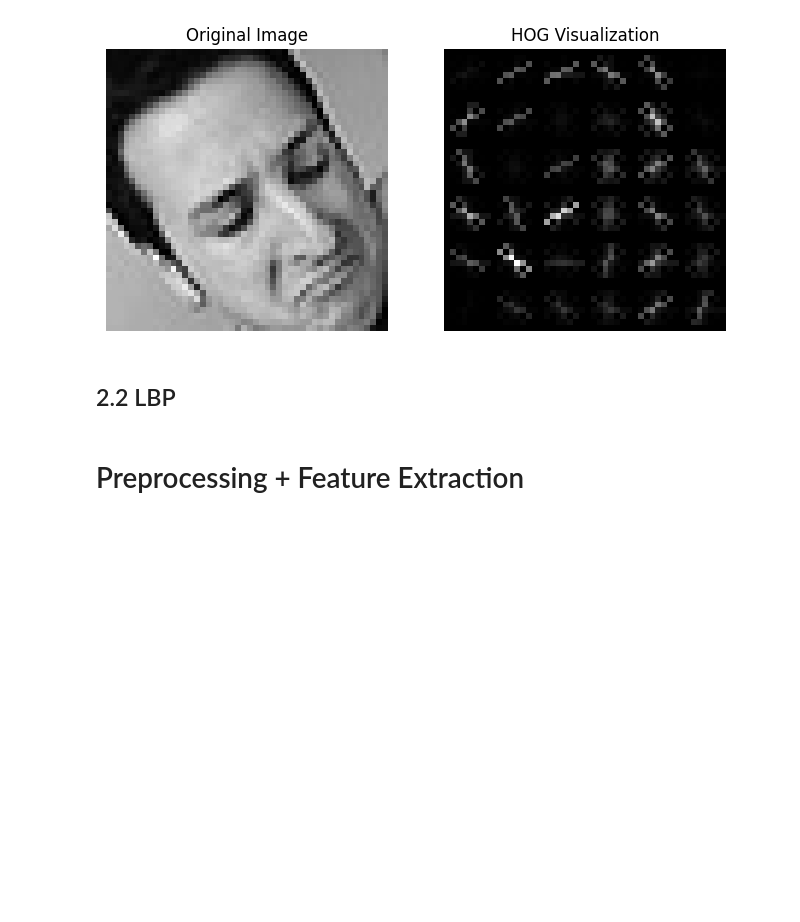
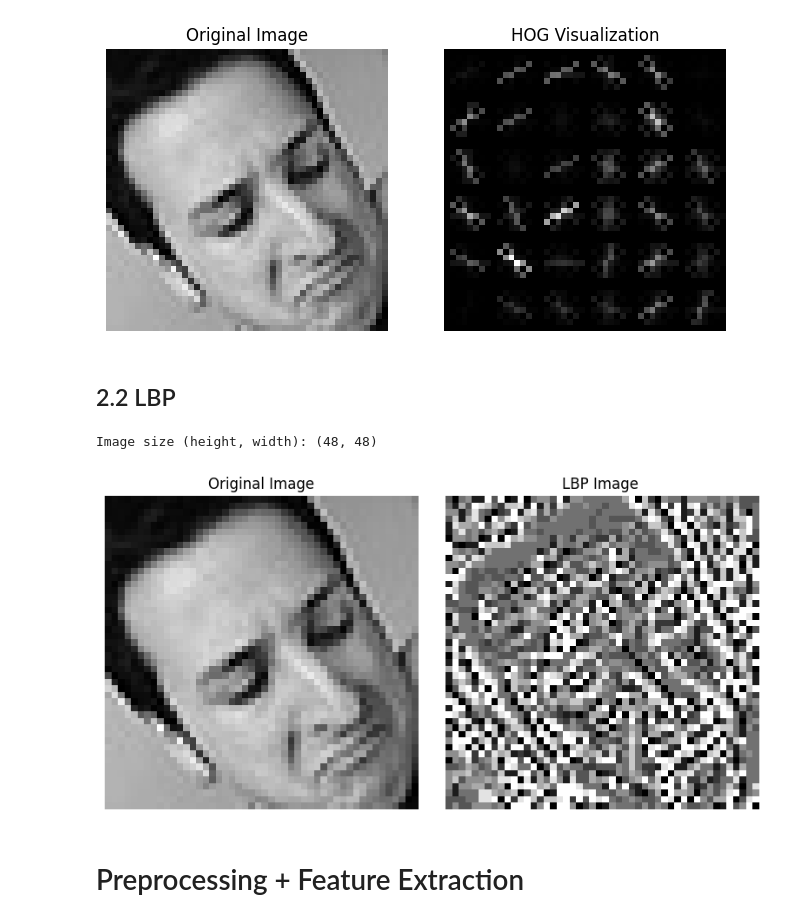
Before and after one commit to Nadine305/Facial-Expression-Recognition, a Jupyter notebook: Preprocessing_Feature_Extraction.ipynb, the cells around one changed output. Saved outputs shown, nothing was run; the diff lists cells and outputs as text; code cells hidden in the pictures; blank space fills up the shorter version.

```diff
--- a/Preprocessing_Feature_Extraction.ipynb
+++ b/Preprocessing_Feature_Extraction.ipynb
@@ -121,3 +128,45 @@ visualize_hog(img)
+# %%
+def apply_lbp_extract_features(image_str, radius=1, n_points=8):
+
+
+
+    # Change 'image' to 'image_str' which is the actual input parameter
+    lbp = local_binary_pattern(image_str, P=n_points, R=radius, method='uniform')
+
+    # Normalize LBP for better visualization
+    lbp_normalized = exposure.rescale_intensity(lbp, in_range=(0, n_points + 2))
+    return lbp_normalized
+# %%
+def visualize_lbp(image):
+    lbp=apply_lbp_extract_features(image, radius=1, n_points=8)
+    # Plot original and LBP image side by side
+    fig, axes = plt.subplots(1, 2, figsize=(8, 4))
+
+    # Original Image
+    axes[0].imshow(image, cmap='gray')
+    axes[0].set_title("Original Image")
+    axes[0].axis('off')
+
+    # LBP Image
+    axes[1].imshow(lbp, cmap='gray')
+    axes[1].set_title(f"LBP Image ")
+    axes[1].axis('off')
+
+    plt.tight_layout()
+    plt.show()
+# %%
+img = cv2.imread("/kaggle/input/fer2013/train/disgust/Training_10371709.jpg", cv2.IMREAD_GRAYSCALE)
+# %%
+image_size = img.shape
+print("Image size (height, width):", image_size)
+# %% [output]
+Image size (height, width): (48, 48)
+# %%
+lbp_result = apply_lbp_extract_features(img, radius=1, n_points=8)
+
+visualize_lbp(img)
+# %% [output]
+[figure, added]
 # %% [markdown]
 # Preprocessing + Feature Extraction
 # %%
```
Also changed, not shown: parts of 6 cells of this notebook.
